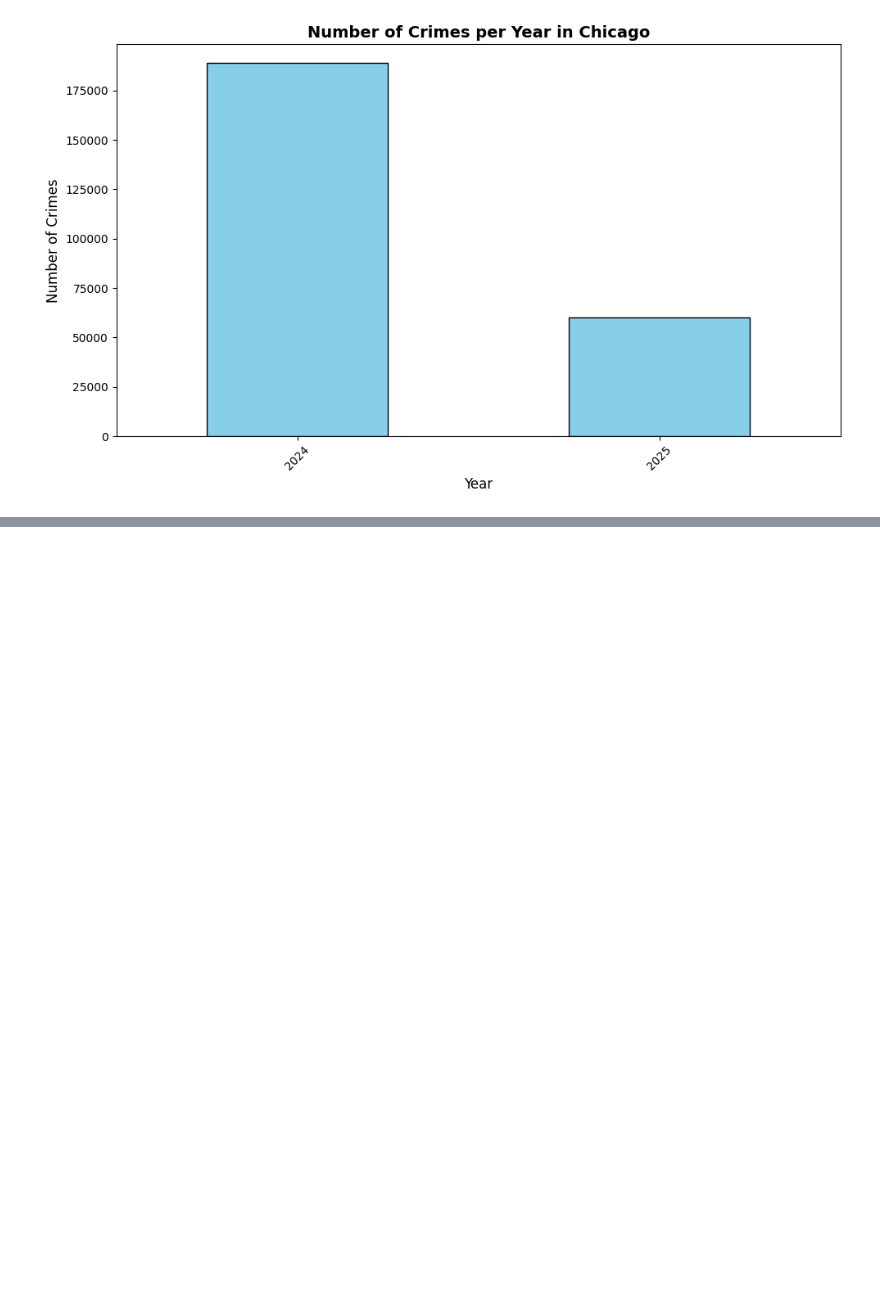
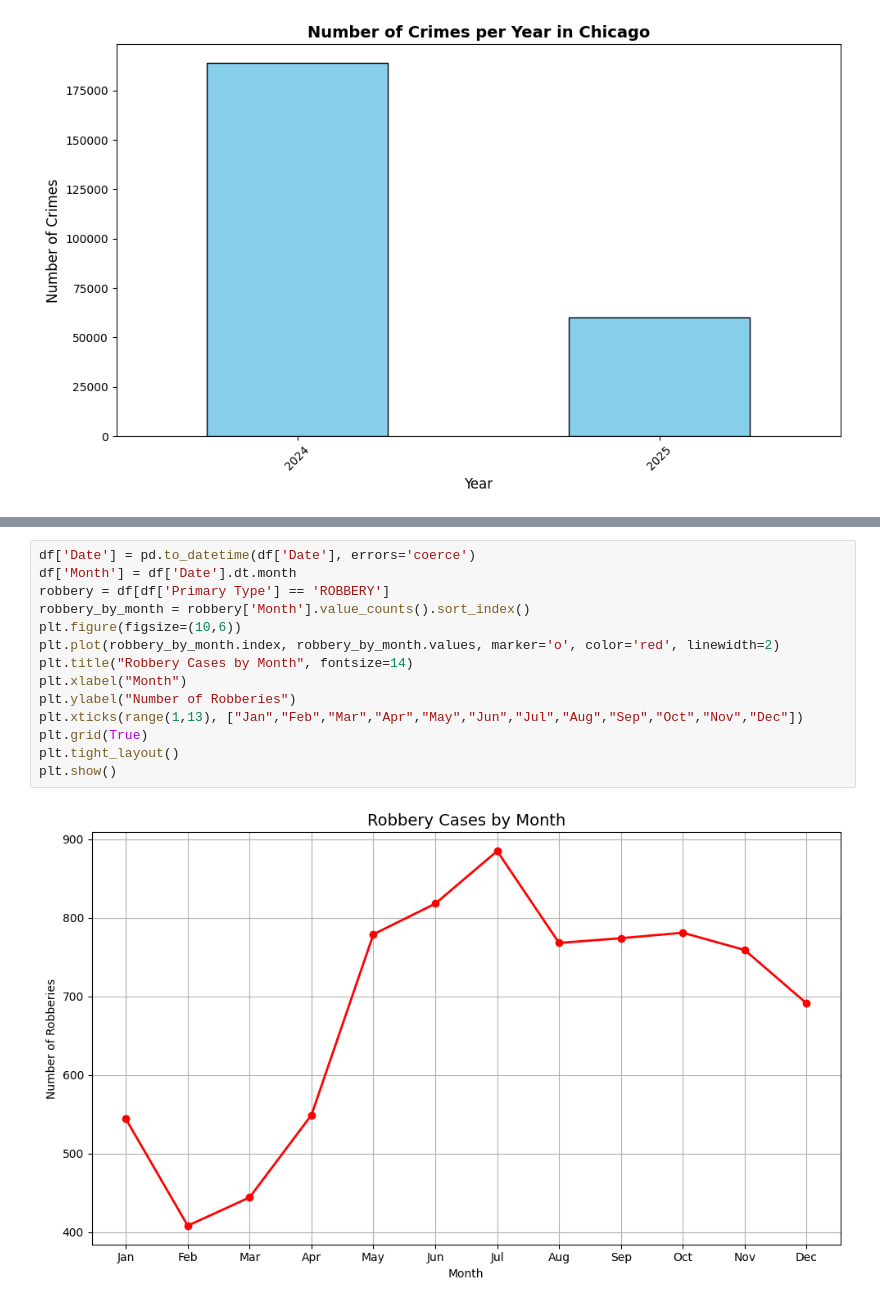
Before and after one commit to owen-decastro/PELEC_repo_of_act, a Jupyter notebook: midterm_exam.ipynb, the cells around one changed output, grey strips where cells are left out. Saved outputs shown, nothing was run; the diff lists cells and outputs as text; blank space fills up the shorter version.

```diff
--- a/midterm_exam.ipynb
+++ b/midterm_exam.ipynb
@@ -416,0 +519,16 @@ plt.show()
+# %%
+df['Date'] = pd.to_datetime(df['Date'], errors='coerce')
+df['Month'] = df['Date'].dt.month
+robbery = df[df['Primary Type'] == 'ROBBERY']
+robbery_by_month = robbery['Month'].value_counts().sort_index()
+plt.figure(figsize=(10,6))
+plt.plot(robbery_by_month.index, robbery_by_month.values, marker='o', color='red', linewidth=2)
+plt.title("Robbery Cases by Month", fontsize=14)
+plt.xlabel("Month")
+plt.ylabel("Number of Robberies")
+plt.xticks(range(1,13), ["Jan","Feb","Mar","Apr","May","Jun","Jul","Aug","Sep","Oct","Nov","Dec"])
+plt.grid(True)
+plt.tight_layout()
+plt.show()
+# %% [output]
+[figure, added]
```
Also changed, not shown: parts of 36 cells of this notebook.
